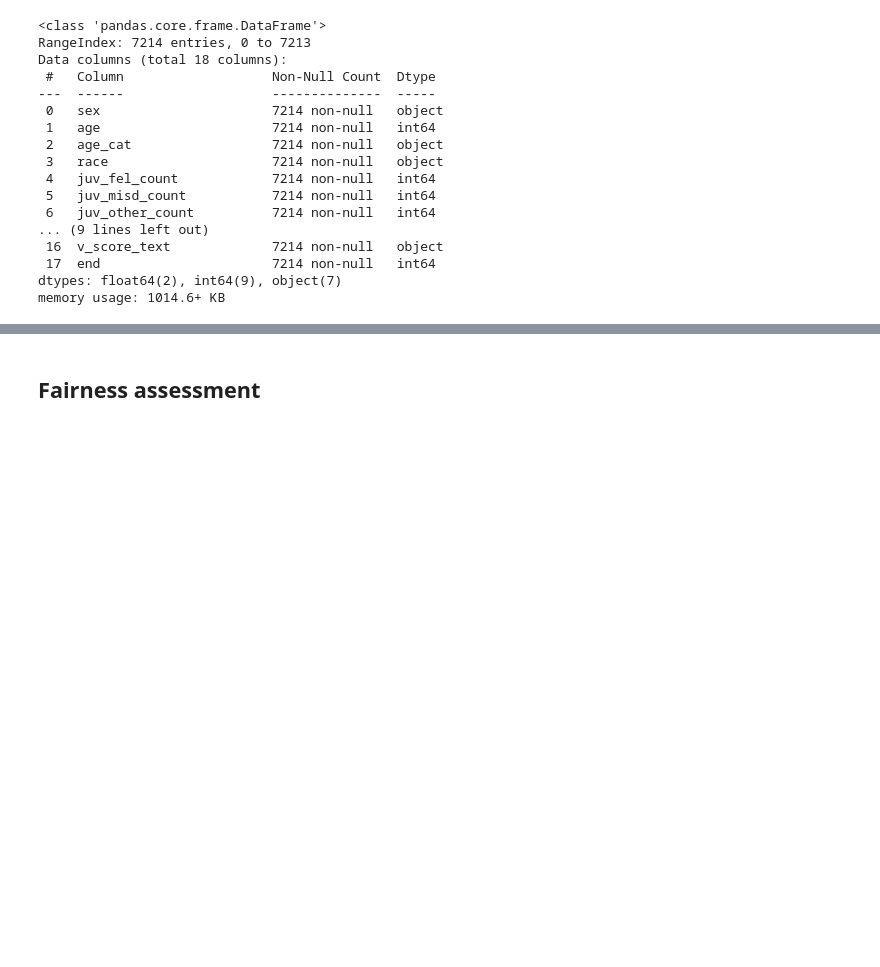
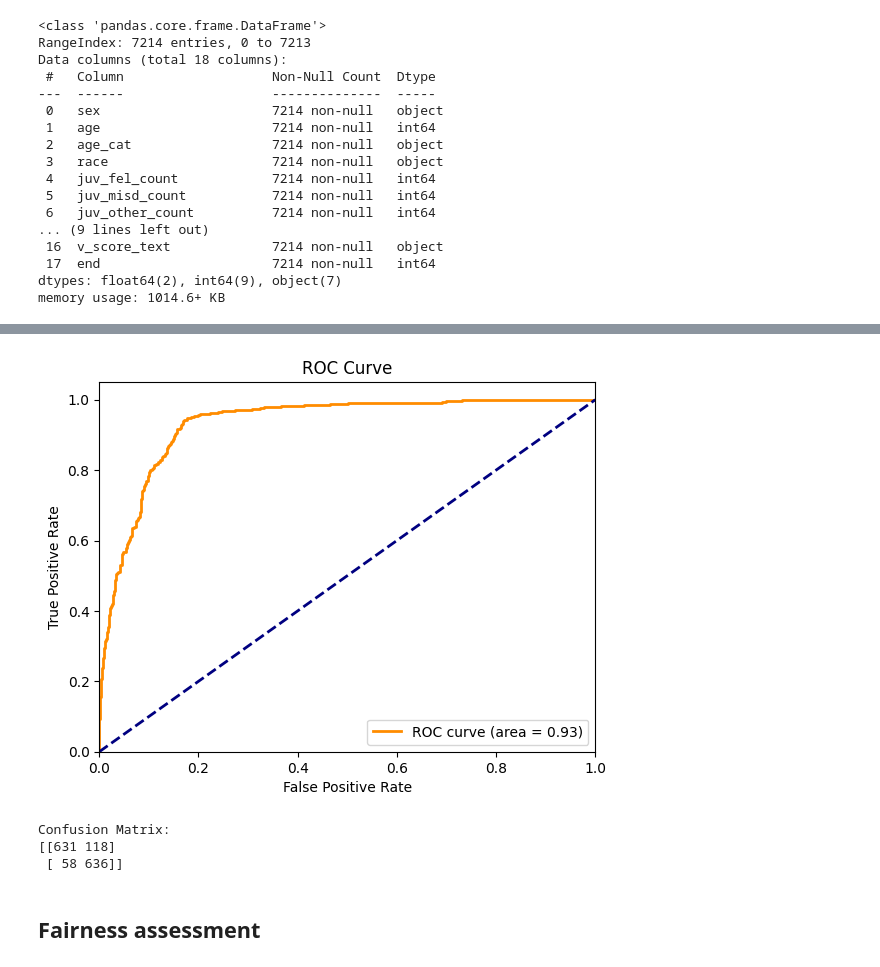
Before and after one commit to mateuszkasprowicz/fairness-toolkits, a Jupyter notebook: notebooks/compas.ipynb, the cells around one changed output, grey strips where cells are left out. Saved outputs shown, nothing was run; the diff lists cells and outputs as text; code cells hidden in the pictures; blank space fills up the shorter version.

```diff
--- a/notebooks/compas.ipynb
+++ b/notebooks/compas.ipynb
@@ -50,7 +54,8 @@ FEATURES = ["sex",
 TARGET = "is_recid"
 PROTECTED_ATTRIBUTE = "race"
 # %%
-data = pd.read_csv("../data/compas-scores-two-years.csv", usecols=[*FEATURES, TARGET])
+data_raw = pd.read_csv("../data/compas-scores-two-years.csv", usecols=[*FEATURES, TARGET])
+data = data_raw.copy()
 # %%
 data.info()
 # %% [output]
@@ -104,5 +160,14 @@ y_pred = pd.Series(model.predict(X_test), name="y_pred", index=y_test.index)
+# %%
+fig, ax = plt.subplots()
+plot_roc(model, X_test, y_test, ax)
+# %% [output]
+[figure, added]
 # %%
-calculate_metrics(model, X_test, y_test)
+print_confusion_matrix(model, X_test, y_test)
+# %% [output]
+Confusion Matrix:
+[[631 118]
+ [ 58 636]]
 # %% [markdown]
 ## Fairness assessment
 # %% [markdown]
```
Also changed, not shown: parts of 42 cells of this notebook, 2 other files.
